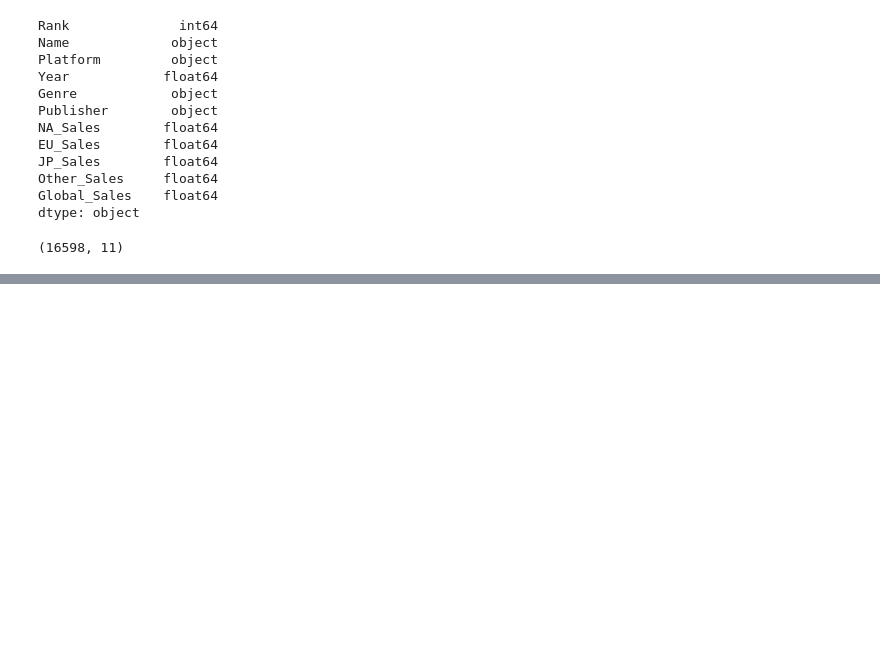
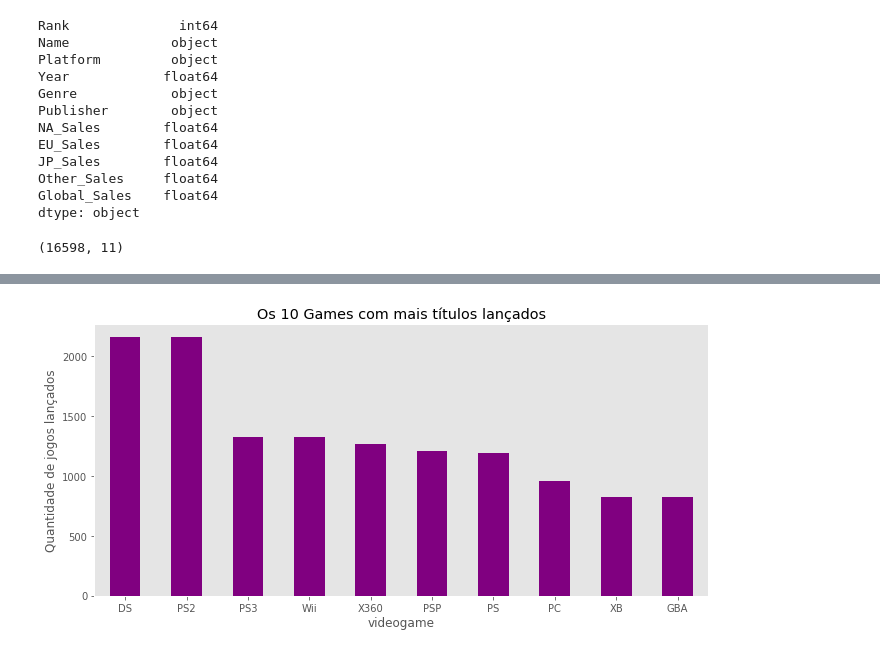
Before and after one commit to henriquenasc/videogames-sales, a Jupyter notebook: Intro Data Science.ipynb, the cells around one changed output, grey strips where cells are left out. Cells and saved outputs as stored; diff of their text form; code cells hidden in the pictures; blank space fills up the shorter version.

```diff
--- a/Intro Data Science.ipynb
+++ b/Intro Data Science.ipynb
@@ -85,0 +111,9 @@ videogames[videogames['Ano'].isnull()].head()
+# %%
+videogames['Plataforma'].value_counts().head(10).plot(kind='bar', figsize=(11,5), grid = False, rot = 0, color = 'purple')
+
+plt.title('Os 10 Games com mais títulos lançados')
+plt.xlabel('videogame')
+plt.ylabel('Quantidade de jogos lançados')
+plt.show()
+# %% [output]
+[figure, added]
```
Also changed, not shown: parts of 3 cells of this notebook.
